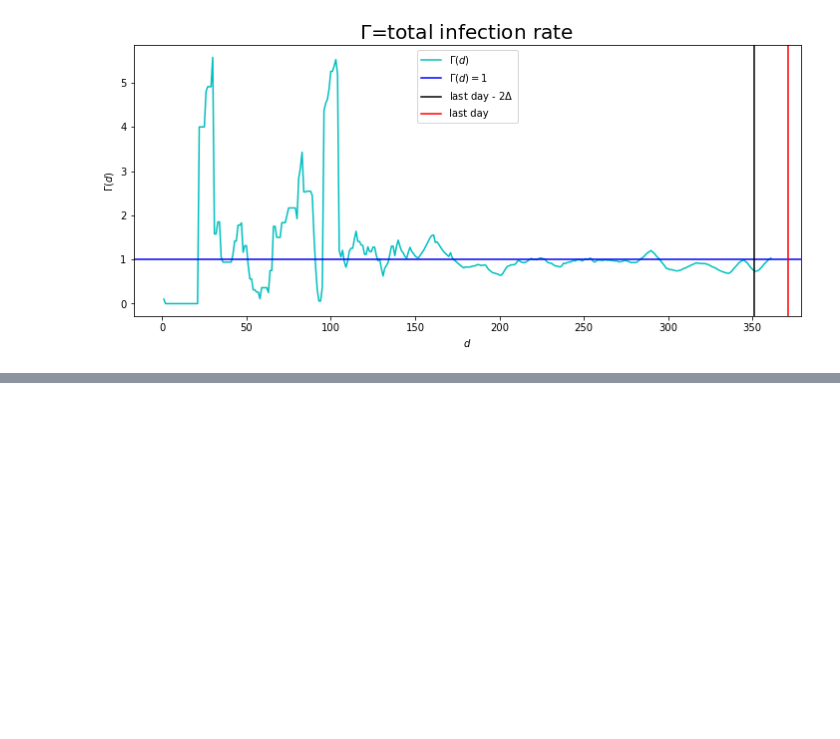
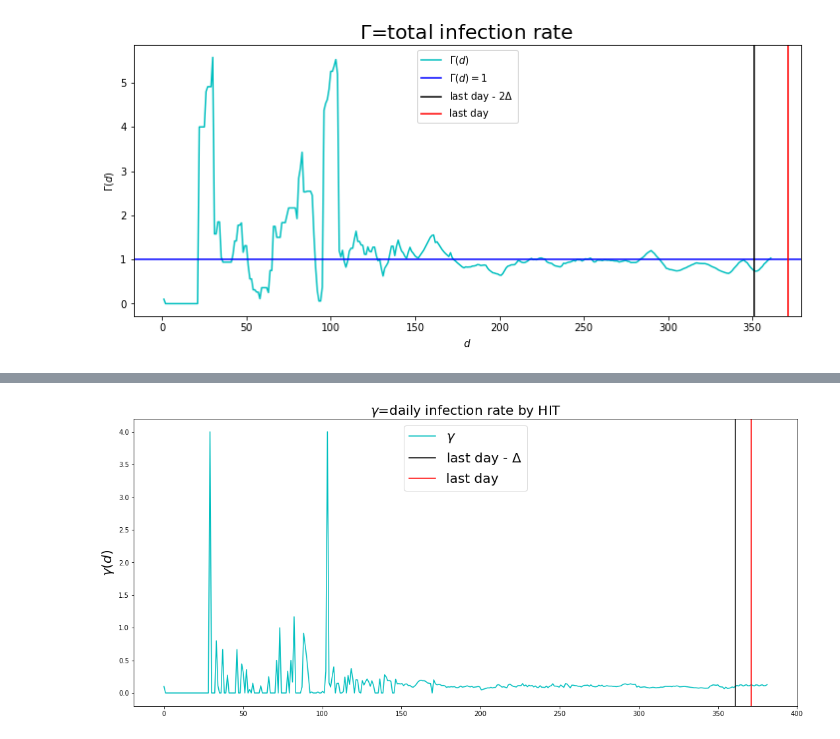
Before and after one commit to lamaraz/covid-in-Syria, a Jupyter notebook: HIT.ipynb, the cells around one changed output, grey strips where cells are left out. Drawn from its saved outputs; the diff is of its cells as text; code cells hidden in the pictures; blank space fills up the shorter version.

```diff
--- a/HIT.ipynb
+++ b/HIT.ipynb
@@ -313,0 +331,5 @@ We have now extrapolated the $\gamma(d)$ parameter to the last day ,based on the
+# %%
+last_available = max(df['date'])
+last_available
+extrapolate_to = last_available  + timedelta(days=Delta)
+extrapolate_to
@@ -313,0 +418,20 @@ We have now extrapolated the $\gamma(d)$ parameter to the last day ,based on the
+# %%
+#plot gamma
+fig = plt.figure(figsize = (16, 8))
+xxg=np.linspace(0,381,381)
+uxg=[]
+dxg=[]
+for i in range(0,381):
+    uxg.append(i)
+    dxg.append(gp[i])
+yxg=dxg
+plt.plot(xxg,yxg,'c',label = '$\gamma$')
+plt.gcf().set_size_inches(18,8)
+plt.title("$\gamma$=daily infection rate by HIT", fontsize =20)
+plt.ylabel('$\gamma(d)$', fontsize =20)
+plt.axvline(371-Delta, color='black', label = 'last day - $\Delta$')
+plt.axvline(371, color='red', label = 'last day')
+plt.legend(fontsize =20)
+plt.show()
+# %% [output]
+[figure, added]
```
Also changed, not shown: parts of 17 cells of this notebook.
